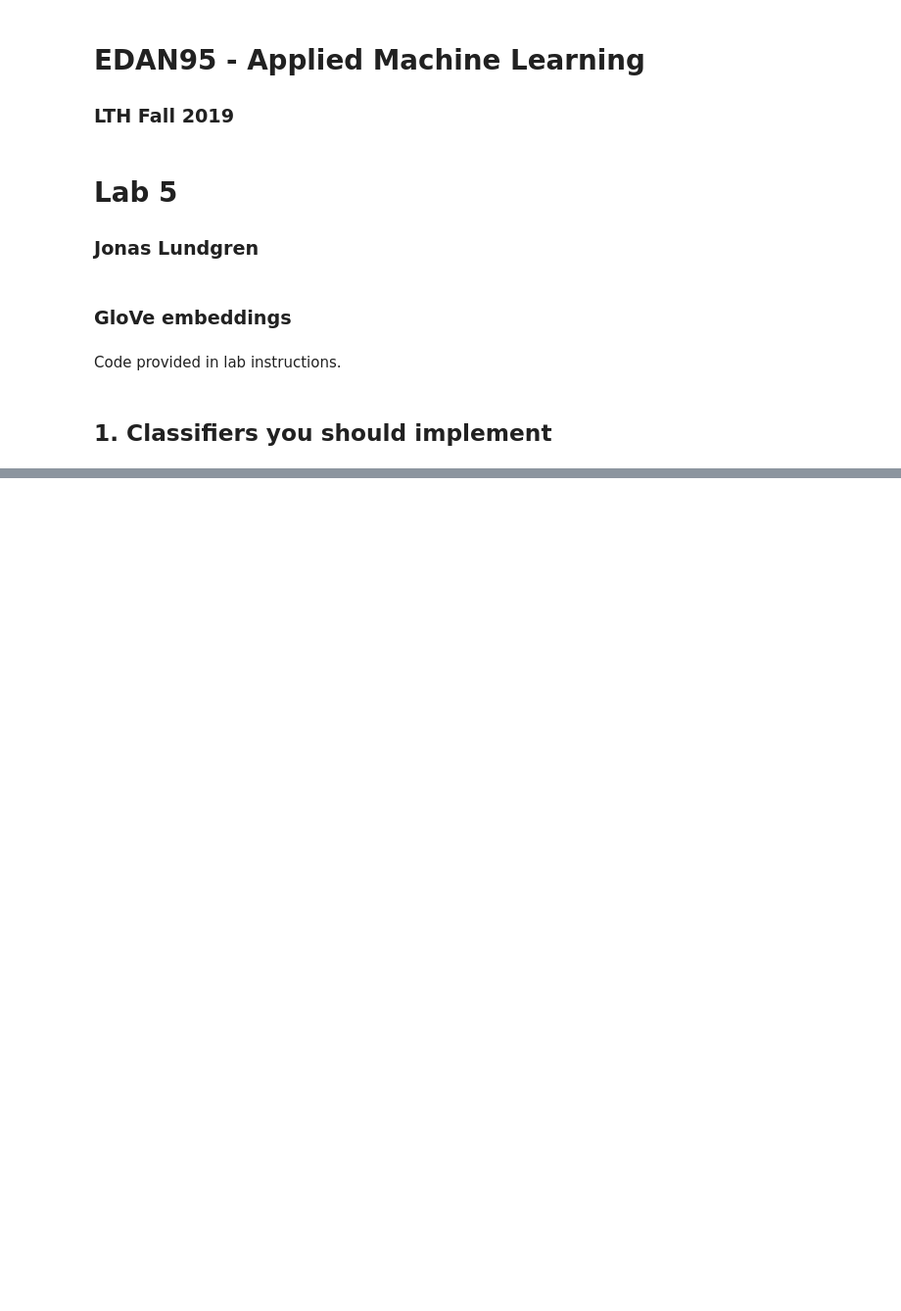
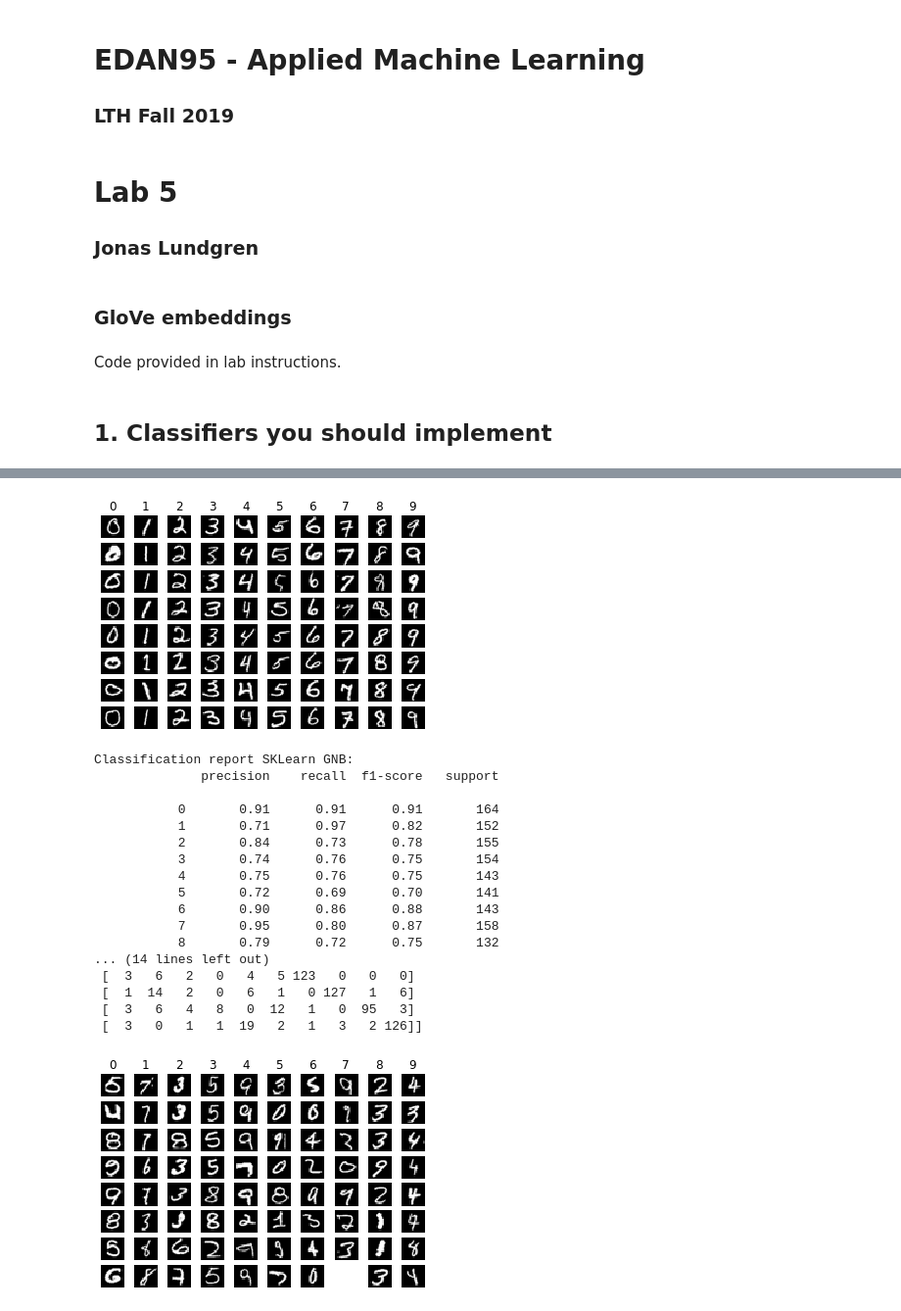
Before and after one commit to LurreMcFly/edan95, a Jupyter notebook: Lab5/lab5.ipynb, the cells around one changed output, grey strips where cells are left out. Shown: that part at 98% size. Drawn from its saved outputs; the diff is of its cells as text; code cells hidden in the pictures; blank space fills up the shorter version.

```diff
--- a/Lab5/lab5.ipynb
+++ b/Lab5/lab5.ipynb
@@ -124,0 +132,40 @@ Classification report SKLearn GNB:
+# %%
+def my_NCC():
+    mnist = MNISTData('Handout_NaiveBayes/MNIST_Light/*/*.png')
+
+
+    train_features, test_features, train_labels, test_labels = mnist.get_data()
+
+    mnist.visualize_random()
+
+    ncc = NearestCentroid()
+    ncc.fit(train_features, train_labels)
+    y_pred = ncc.predict(test_features)
+
+    print("Classification report SKLearn GNB:\n%s\n"
+      % (metrics.classification_report(test_labels, y_pred)))
+    print("Confusion matrix SKLearn GNB:\n%s" % metrics.confusion_matrix(test_labels, y_pred))
+
+    mnist.visualize_wrong_class(y_pred, 8)
+# %%
+my_NCC()
+# %% [output]
+[figure, added]
+Classification report SKLearn GNB:
+              precision    recall  f1-score   support
+
+           0       0.91      0.91      0.91       164
+           1       0.71      0.97      0.82       152
+           2       0.84      0.73      0.78       155
+           3       0.74      0.76      0.75       154
+           4       0.75      0.76      0.75       143
+           5       0.72      0.69      0.70       141
+           6       0.90      0.86      0.88       143
+           7       0.95      0.80      0.87       158
+           8       0.79      0.72      0.75       132
+... (14 lines left out)
+ [  3   6   2   0   4   5 123   0   0   0]
+ [  1  14   2   0   6   1   0 127   1   6]
+ [  3   6   4   8   0  12   1   0  95   3]
+ [  3   0   1   1  19   2   1   3   2 126]]
+[figure, added]
```
Also changed, not shown: parts of 9 cells of this notebook.
